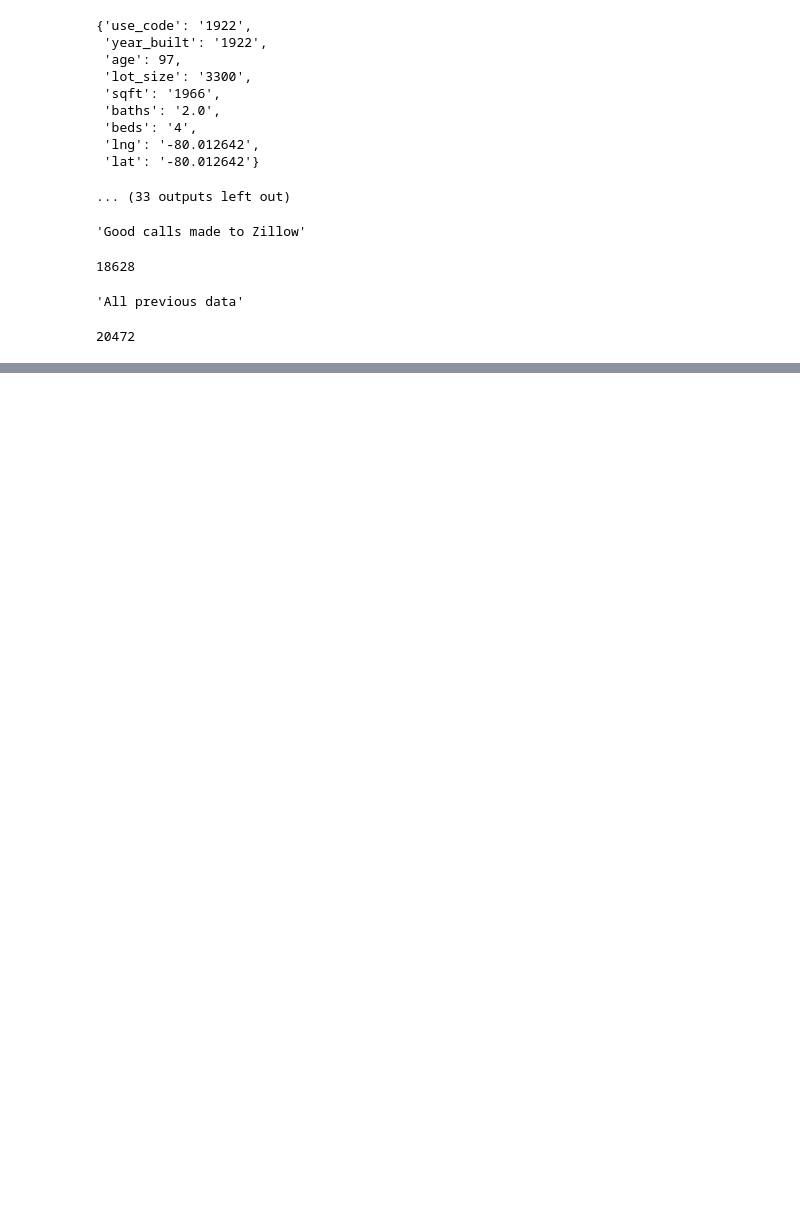
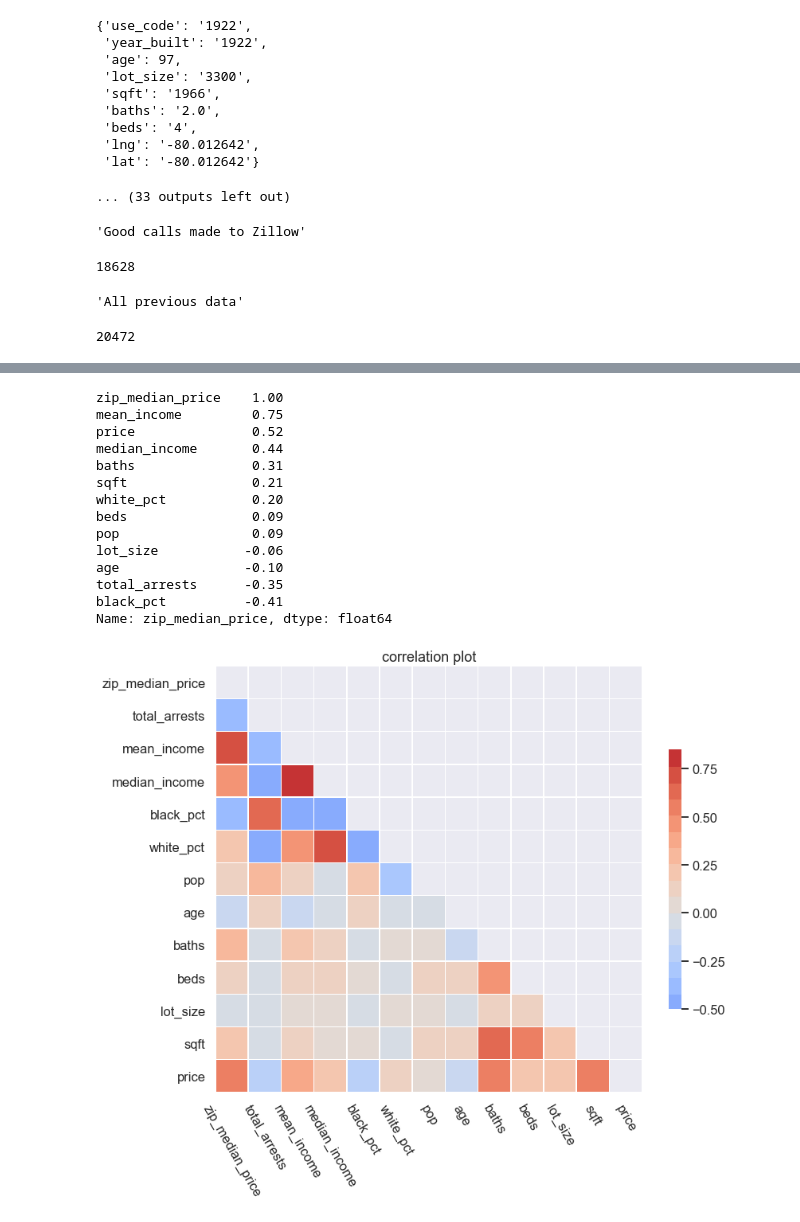
Before and after one commit to oxenfree/Pittsburgh-Real-Estate-Data-Analysis, a Jupyter notebook: main.ipynb, the cells around one changed output, grey strips where cells are left out. Saved outputs shown, nothing was run; the diff lists cells and outputs as text; code cells hidden in the pictures; blank space fills up the shorter version.

```diff
--- a/main.ipynb
+++ b/main.ipynb
@@ -678,0 +663,3 @@ plt.show()
+# %%
+housing = final_set.copy()
+housing = housing.assign(income_cat = np.ceil((housing.median_income / 10000)))
@@ -678,0 +690,34 @@ plt.show()
+# %%
+corr_matrix = housing[all_num_attributes].corr()
+display(corr_matrix['zip_median_price'].sort_values(ascending=False))
+mask = np.zeros_like(corr_matrix, dtype=np.bool)
+mask[np.triu_indices_from(mask)] = True
+cmap = sns.color_palette('coolwarm', 20)
+plt.figure(figsize=(12, 12))
+sns.heatmap(corr_matrix, mask=mask, cmap=cmap, vmax=.85, vmin=-.5, center=0,
+            square=True, linewidths=.5, cbar_kws={"shrink": .5})
+plt.xticks(rotation=-60)
+plt.yticks(rotation=0)
+plt.title('correlation plot')
+plt.show()
+plt.figure(figsize=(12, 9))
+sns.boxplot(x=housing.baths, y=np.log(housing.price))
+plt.yticks(rotation=0)
+plt.title('relationship between baths and price')
+plt.show()
+# %% [output]
+zip_median_price    1.00
+mean_income         0.75
+price               0.52
+median_income       0.44
+baths               0.31
+sqft                0.21
+white_pct           0.20
+beds                0.09
+pop                 0.09
+lot_size           -0.06
+age                -0.10
+total_arrests      -0.35
+black_pct          -0.41
+Name: zip_median_price, dtype: float64
+[figure, added]
```
Also changed, not shown: parts of 13 cells of this notebook.
